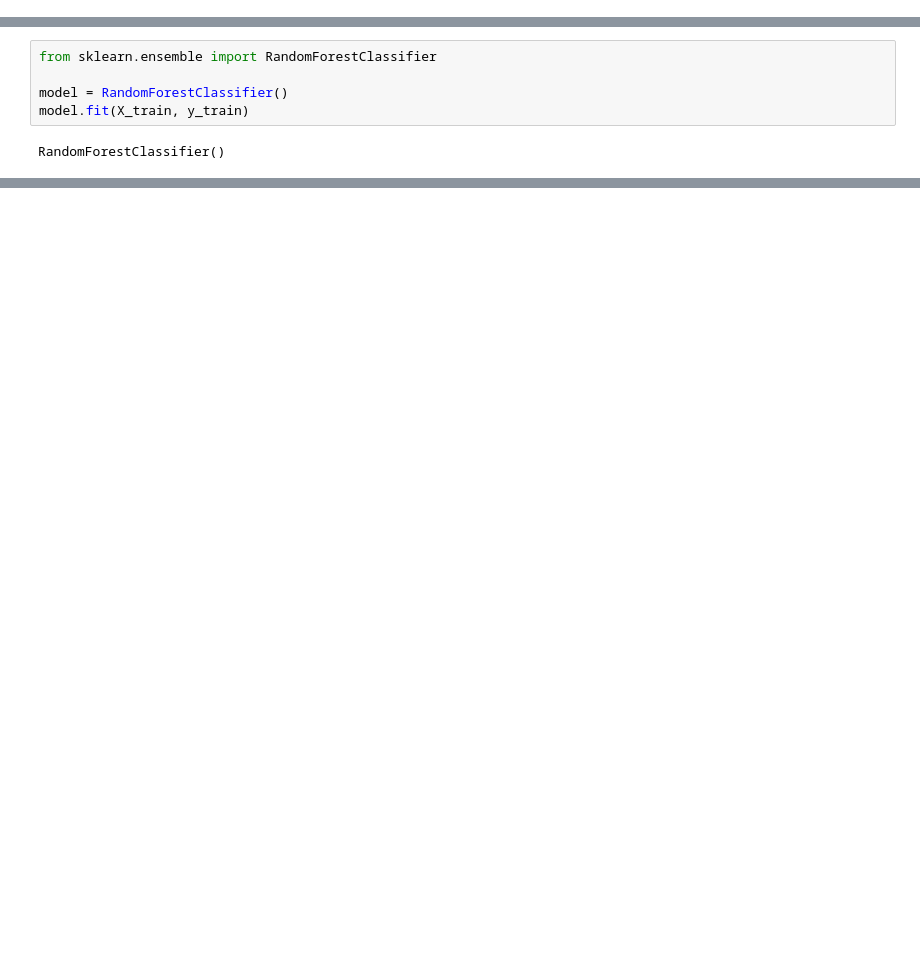
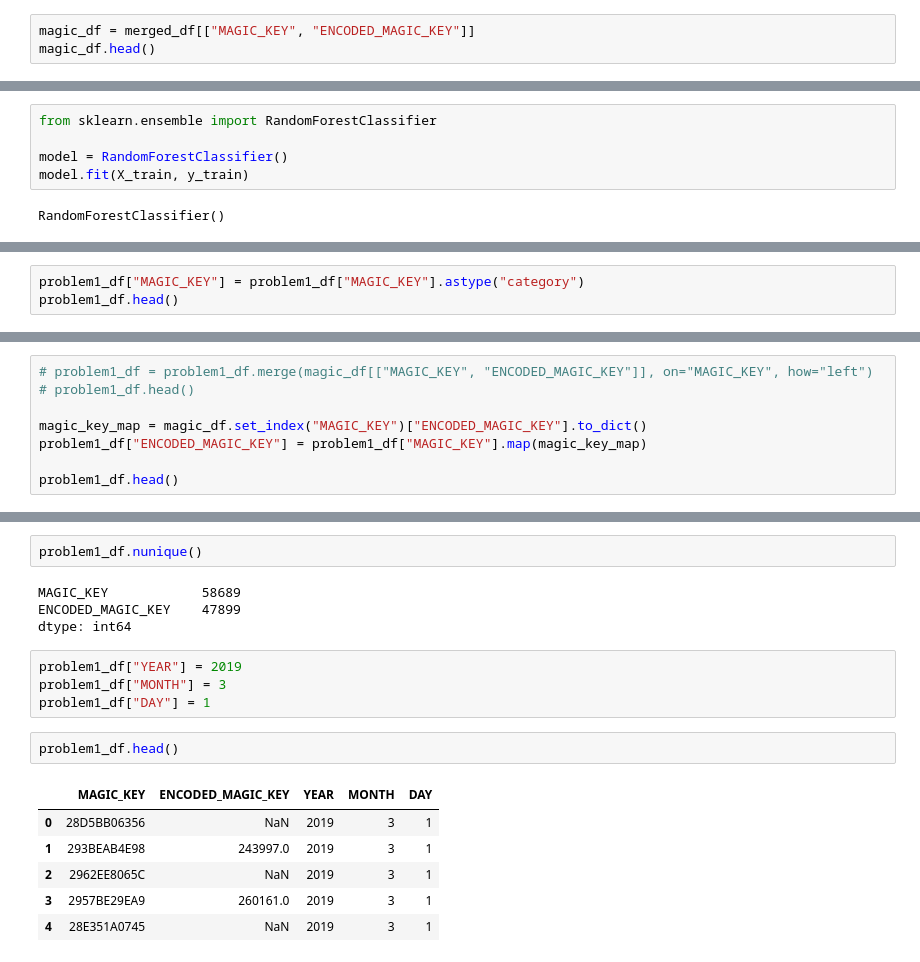
Before and after one commit to Exile404/Robi-Datathon, a Jupyter notebook: Problem1/Problem1 Zun.ipynb, the cells around one changed output, grey strips where cells are left out. Saved outputs shown, nothing was run; the diff lists cells and outputs as text; blank space fills up the shorter version.

```diff
--- a/Problem1/Problem1 Zun.ipynb
+++ b/Problem1/Problem1 Zun.ipynb
@@ -261,0 +268,3 @@ merged_df.head()
+# %%
+magic_df = merged_df[["MAGIC_KEY", "ENCODED_MAGIC_KEY"]]
+magic_df.head()
@@ -301,0 +331,3 @@ weighted avg       1.00      1.00      1.00    982346
+# %%
+problem1_df["MAGIC_KEY"] = problem1_df["MAGIC_KEY"].astype("category")
+problem1_df.head()
@@ -301,0 +374,8 @@ weighted avg       1.00      1.00      1.00    982346
+# %%
+# problem1_df = problem1_df.merge(magic_df[["MAGIC_KEY", "ENCODED_MAGIC_KEY"]], on="MAGIC_KEY", how="left")
+# problem1_df.head()
+
+magic_key_map = magic_df.set_index("MAGIC_KEY")["ENCODED_MAGIC_KEY"].to_dict()
+problem1_df["ENCODED_MAGIC_KEY"] = problem1_df["MAGIC_KEY"].map(magic_key_map)
+
+problem1_df.head()
@@ -301,0 +401,19 @@ weighted avg       1.00      1.00      1.00    982346
+# %%
+problem1_df.nunique()
+# %% [output]
+MAGIC_KEY            58689
+ENCODED_MAGIC_KEY    47899
+dtype: int64
+# %%
+problem1_df["YEAR"] = 2019
+problem1_df["MONTH"] = 3
+problem1_df["DAY"] = 1
+# %%
+problem1_df.head()
+# %% [output]
+|  | MAGIC_KEY | ENCODED_MAGIC_KEY | YEAR | MONTH | DAY |
+| 0 | 28D5BB06356 | NaN | 2019 | 3 | 1 |
+| 1 | 293BEAB4E98 | 243997.0 | 2019 | 3 | 1 |
+| 2 | 2962EE8065C | NaN | 2019 | 3 | 1 |
+| 3 | 2957BE29EA9 | 260161.0 | 2019 | 3 | 1 |
+| 4 | 28E351A0745 | NaN | 2019 | 3 | 1 |
```
Also changed, not shown: parts of 22 cells of this notebook, 1 other file.
